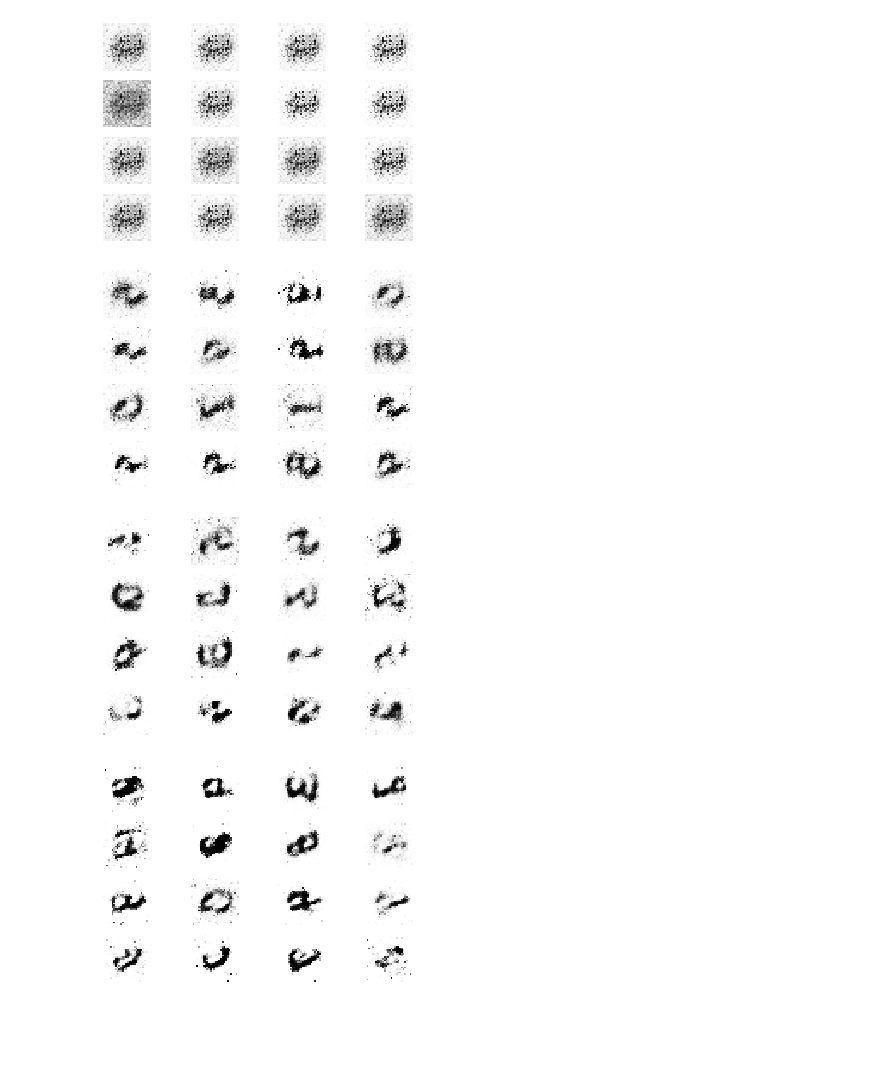
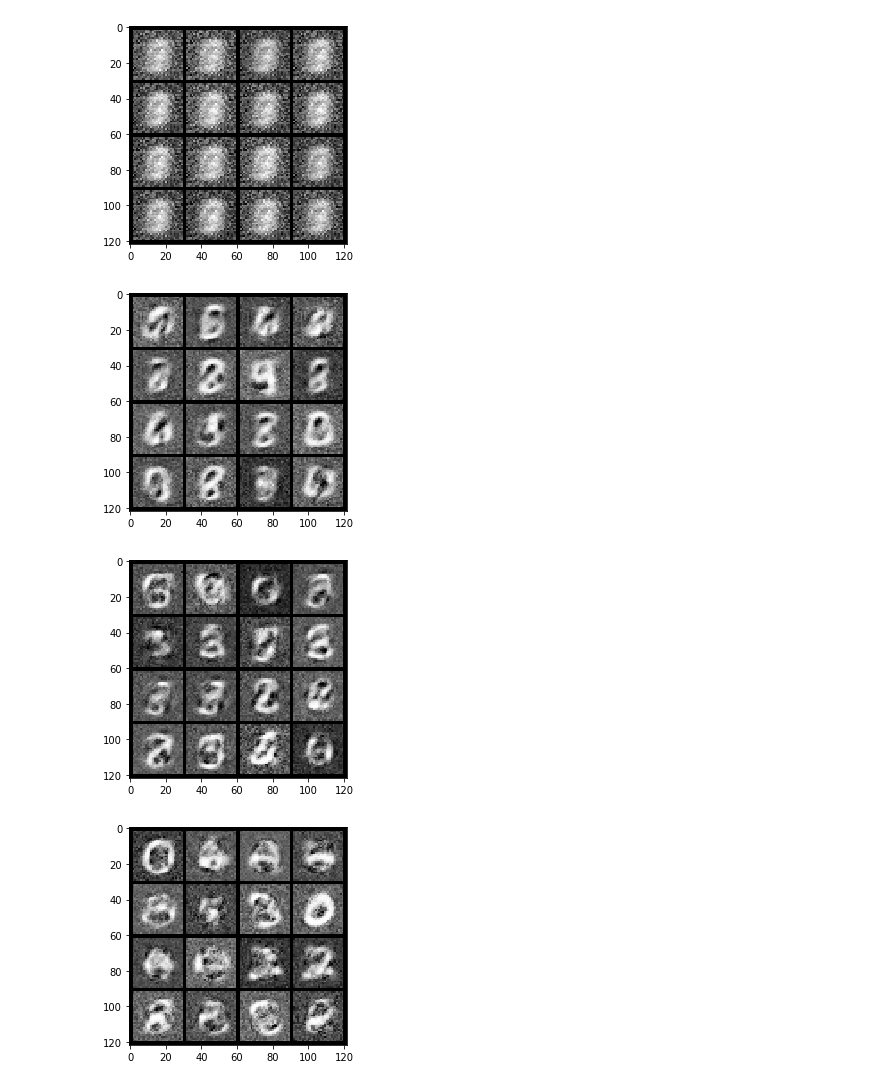
Before and after one commit to shrivardhan/school, a Jupyter notebook: ML/generativeModels/hw5_gan.ipynb, the cells around one changed output. Cells and saved outputs as stored; diff of their text form; code cells hidden in the pictures; blank space fills up the shorter version.

```diff
--- a/ML/generativeModels/hw5_gan.ipynb
+++ b/ML/generativeModels/hw5_gan.ipynb
@@ -44,10 +45,6 @@ class Generator(nn.Module):
         x = self.gen(x)
         return x
 # %%
-transform = transforms.Compose([transforms.ToTensor(),transforms.Normalize([0.5], [0.5])])
+transform = transforms.Compose([transforms.ToTensor()])
 trainset = torchvision.datasets.MNIST(root = './', train = True, download = True,transform = transform)
 testset = torchvision.datasets.MNIST(root = './', train = False, download = True,transform = transform)
-print(type(trainset))
-print(trainset)
-print(len(trainset))
-print(testset)
@@ -141,10 +117,6 @@ for epoch in range(0,epochs):
     for batchId, (data,_)  in enumerate(train_loader,0):
         data = Variable(data.view(data.size(0), 784))
         noise = Variable(torch.randn(data.size(0), 128))
-#         print(type(data))
-#         print(type(noise))
-#         print(noise.shape)
-#         print(data.shape)
 
         # Generate fake data
         fake_data = generator(Variable(torch.randn(data.size(0), 128))).detach()
@@ -160,10 +132,7 @@ for epoch in range(0,epochs):
 
         total_gen_error += gen_error
         total_disc_error += disc_error
-    print('Epoch: {} gen loss: {:.4f}, disc error: {:.4f}'.format(
-        epoch, gen_error, disc_error))
-#     print(total_gen_error)
-#     print(total_disc_error)
+#     print('Epoch: {} gen loss: {:.4f}, disc error: {:.4f}'.format(epoch, gen_error, disc_error))
     generator_error.append(total_gen_error.item()/batchId)
     discriminator_error.append(total_disc_error.item()/batchId)
     if (epoch) % 10 == 0:
@@ -171,11 +140,7 @@ for epoch in range(0,epochs):
         images = generator(Variable(torch.randn(num_of_images, 128)))
         images = images.view(images.size(0), 1, 28, 28)
 
-        figure = plt.figure()
-        # _, axes = plt.subplots(1,2)
-        for index in range(0, num_of_images):
-            plt.subplot(4, 4, index+1)
-            plt.imshow(np.moveaxis(images[index].detach().numpy().squeeze(), 0, -1), cmap='gray_r')
-            plt.axis('off')
-            plt.savefig(fname='gan_{}.png'.format(epoch),format='png')
+        horizontal_grid = vutils.make_grid(images, normalize=True, scale_each=True,nrow=4)
+        fig = plt.figure(figsize=(4, 4))
+        plt.imshow(np.moveaxis(horizontal_grid.detach().numpy(), 0, -1))
 # %% [output]
@@ -199,4 +147,4 @@ Epoch: 49 gen loss: 1.7700, disc error: 1.0382
-[figure, old version]
+[figure, new version]
-[figure, old version]
+[figure, new version]
-[figure, old version]
+[figure, new version]
-[figure, old version]
+[figure, new version]
```
Also changed, not shown: parts of 6 cells of this notebook, 3 other files.
